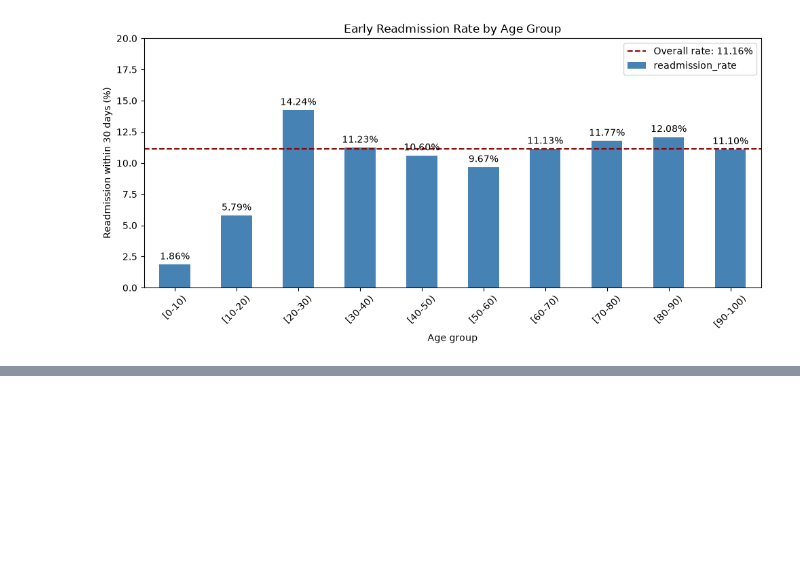
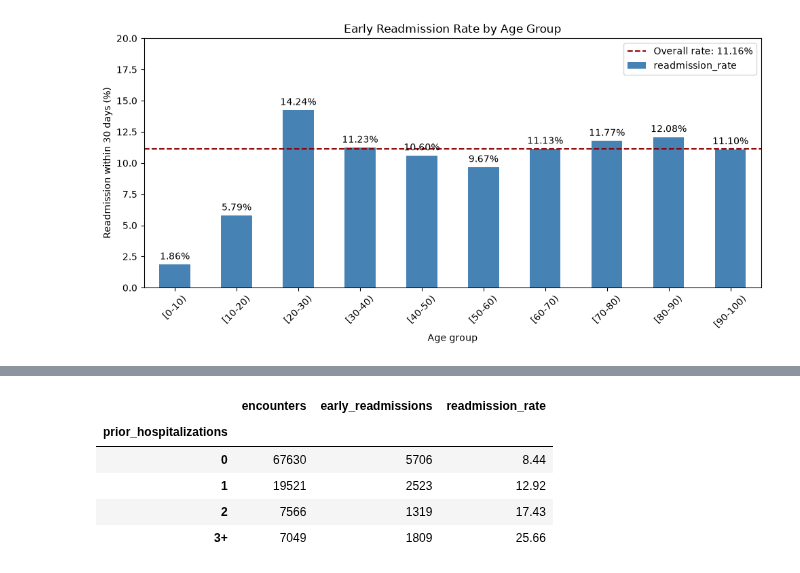
Before and after one commit to fernandatrevi/hospital-readmission-analysis, a Jupyter notebook: notebooks/01_data_exploration.ipynb, the cells around one changed output, grey strips where cells are left out. Saved outputs shown, nothing was run; the diff lists cells and outputs as text; code cells hidden in the pictures; blank space fills up the shorter version.

```diff
--- a/notebooks/01_data_exploration.ipynb
+++ b/notebooks/01_data_exploration.ipynb
@@ -287,0 +322,21 @@ plt.show()
+# %%
+inpatient_group = analysis_df["number_inpatient"].clip(upper=3)
+
+grouped_inpatient_summary = analysis_df.groupby(inpatient_group).agg(
+    encounters=("readmitted_30_days", "size"),
+    early_readmissions=("readmitted_30_days", "sum"),
+    readmission_rate=("readmitted_30_days", "mean")
+)
+
+grouped_inpatient_summary.index = ["0", "1", "2", "3+"]
+grouped_inpatient_summary.index.name = "prior_hospitalizations"
+grouped_inpatient_summary["readmission_rate"] *= 100
+
+grouped_inpatient_summary.round(2)
+# %% [output]
+|  | encounters | early_readmissions | readmission_rate |
+| prior_hospitalizations |  |  |  |
+| 0 | 67630 | 5706 | 8.44 |
+| 1 | 19521 | 2523 | 12.92 |
+| 2 | 7566 | 1319 | 17.43 |
+| 3+ | 7049 | 1809 | 25.66 |
```
Also changed, not shown: parts of 3 cells of this notebook.
